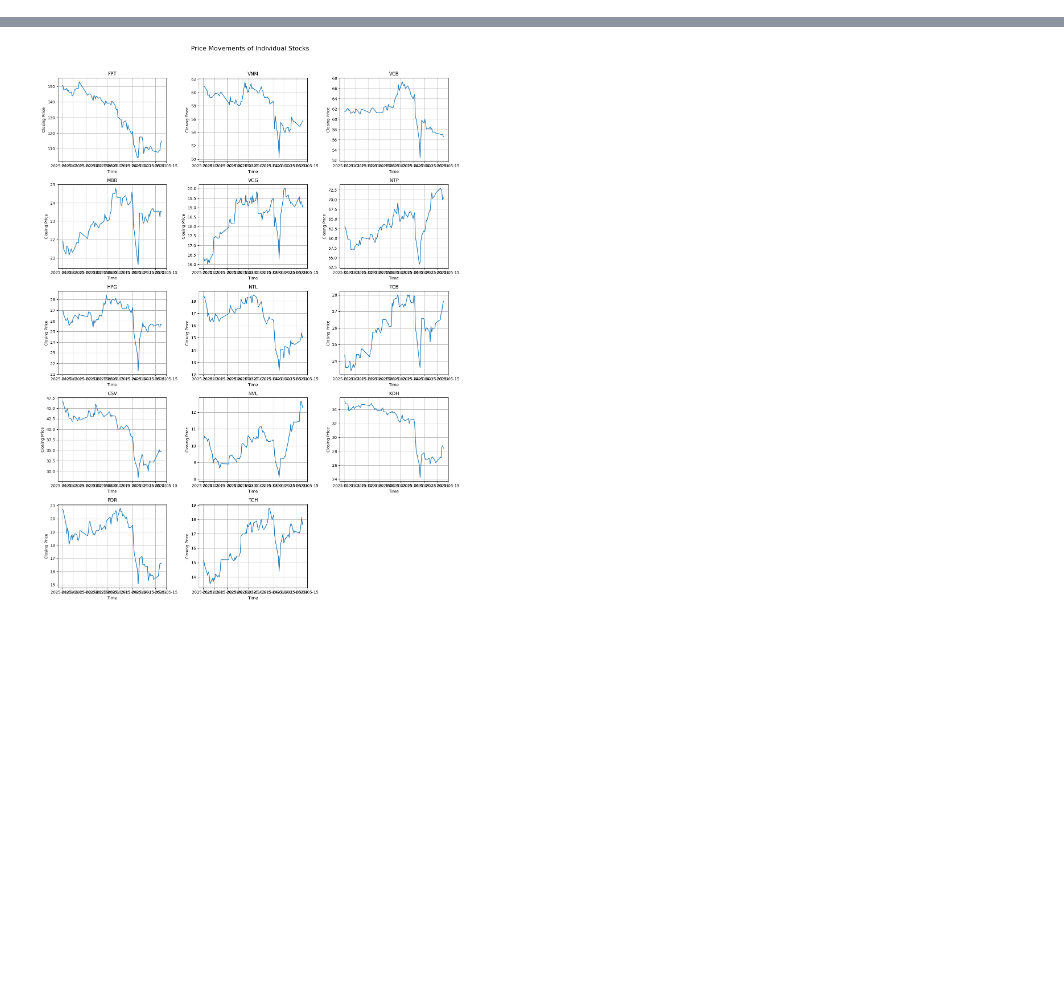
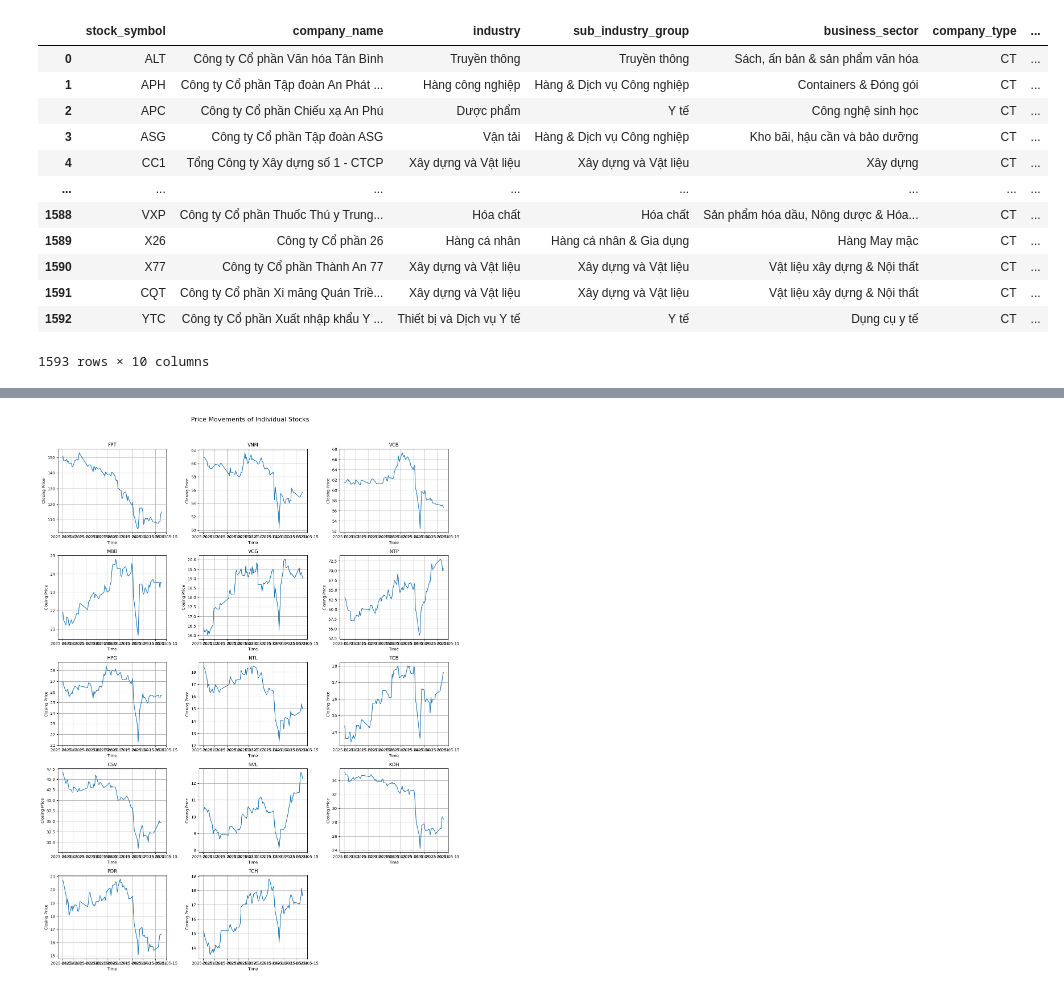
Before and after one commit to binhuyen1607/monte_carlo_simulation, a Jupyter notebook: notebooks/EDA.ipynb, the cells around one changed output, grey strips where cells are left out. Saved outputs shown, nothing was run; the diff lists cells and outputs as text; code cells hidden in the pictures; blank space fills up the shorter version.

```diff
--- a/notebooks/EDA.ipynb
+++ b/notebooks/EDA.ipynb
@@ -32,2 +32,32 @@ stock_name
+# %%
+def rename_stock_columns(df):
+    column_mapping = {
+        'symbol': 'stock_symbol',
+        'organ_name': 'company_name',
+        'icb_name3': 'industry',
+        'icb_name2': 'sub_industry_group',
+        'icb_name4': 'business_sector',
+        'com_type_code': 'company_type',
+        'icb_code1': 'industry_code',
+        'icb_code2': 'sub_industry_code',
+        'icb_code': 'sector_code'
+    }
+    return df.rename(columns=column_mapping)
+stock_name = rename_stock_columns(stock_name)
+stock_name
+# %% [output]
+|  | stock_symbol | company_name | industry | sub_industry_group | business_sector | company_type | ... |
+| 0 | ALT | Công ty Cổ phần Văn hóa Tân Bình | Truyền thông | Truyền thông | Sách, ấn bản & sản phẩm văn hóa | CT | ... |
+| 1 | APH | Công ty Cổ phần Tập đoàn An Phát ... | Hàng công nghiệp | Hàng & Dịch vụ Công nghiệp | Containers & Đóng gói | CT | ... |
+| 2 | APC | Công ty Cổ phần Chiếu xạ An Phú | Dược phẩm | Y tế | Công nghệ sinh học | CT | ... |
+| 3 | ASG | Công ty Cổ phần Tập đoàn ASG | Vận tải | Hàng & Dịch vụ Công nghiệp | Kho bãi, hậu cần và bảo dưỡng | CT | ... |
+| 4 | CC1 | Tổng Công ty Xây dựng số 1 - CTCP | Xây dựng và Vật liệu | Xây dựng và Vật liệu | Xây dựng | CT | ... |
+| ... | ... | ... | ... | ... | ... | ... | ... |
+| 1588 | VXP | Công ty Cổ phần Thuốc Thú y Trung... | Hóa chất | Hóa chất | Sản phẩm hóa dầu, Nông dược & Hóa... | CT | ... |
+| 1589 | X26 | Công ty Cổ phần 26 | Hàng cá nhân | Hàng cá nhân & Gia dụng | Hàng May mặc | CT | ... |
+| 1590 | X77 | Công ty Cổ phần Thành An 77 | Xây dựng và Vật liệu | Xây dựng và Vật liệu | Vật liệu xây dựng & Nội thất | CT | ... |
+| 1591 | CQT | Công ty Cổ phần Xi măng Quán Triề... | Xây dựng và Vật liệu | Xây dựng và Vật liệu | Vật liệu xây dựng & Nội thất | CT | ... |
+| 1592 | YTC | Công ty Cổ phần Xuất nhập khẩu Y ... | Thiết bị và Dịch vụ Y tế | Y tế | Dụng cụ y tế | CT | ... |
+1593 rows × 10 columns
 # %%
 # Get unique industry names (icb_name4) from the stock listing data, excluding any null values
```
Also changed, not shown: parts of 17 cells of this notebook.
